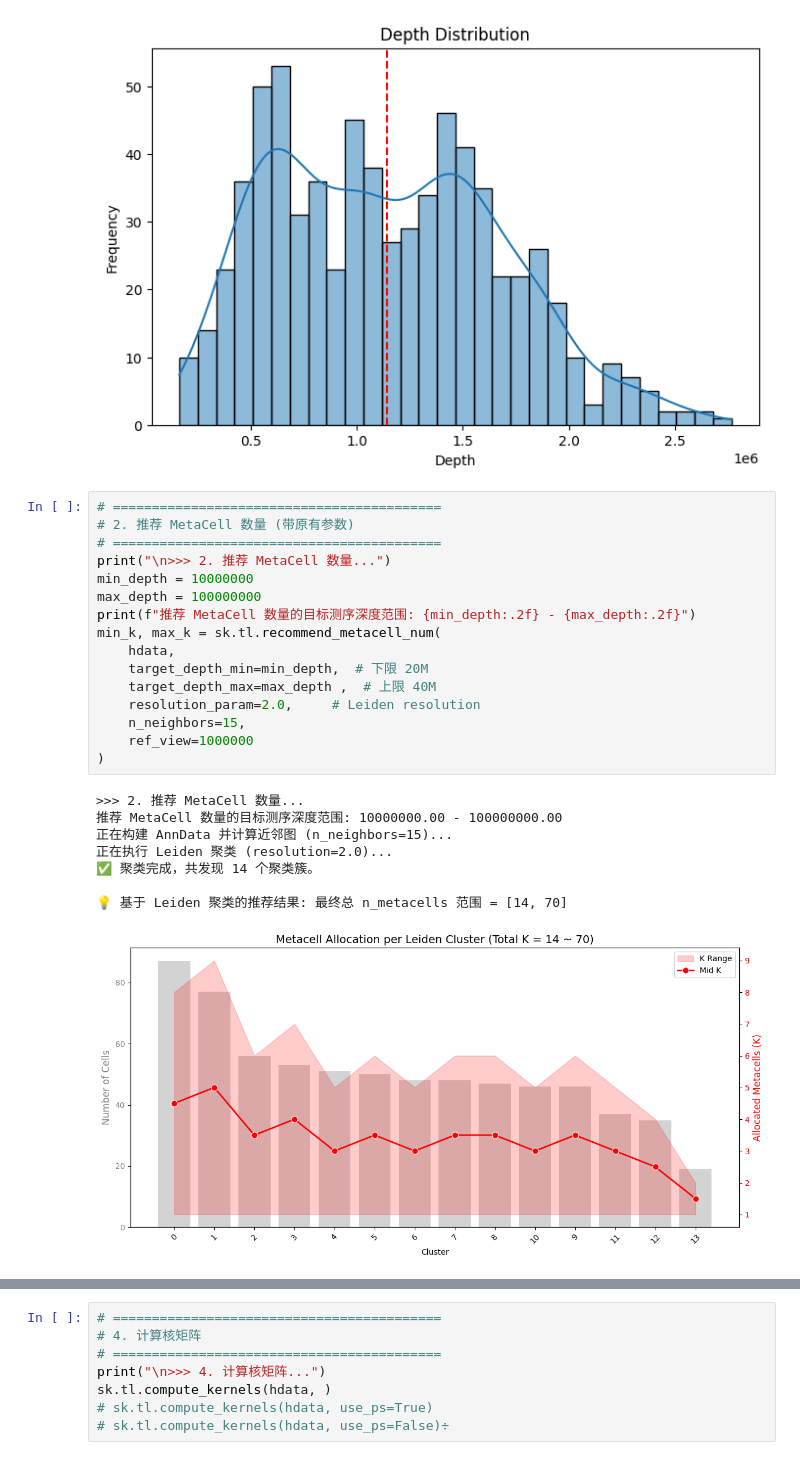
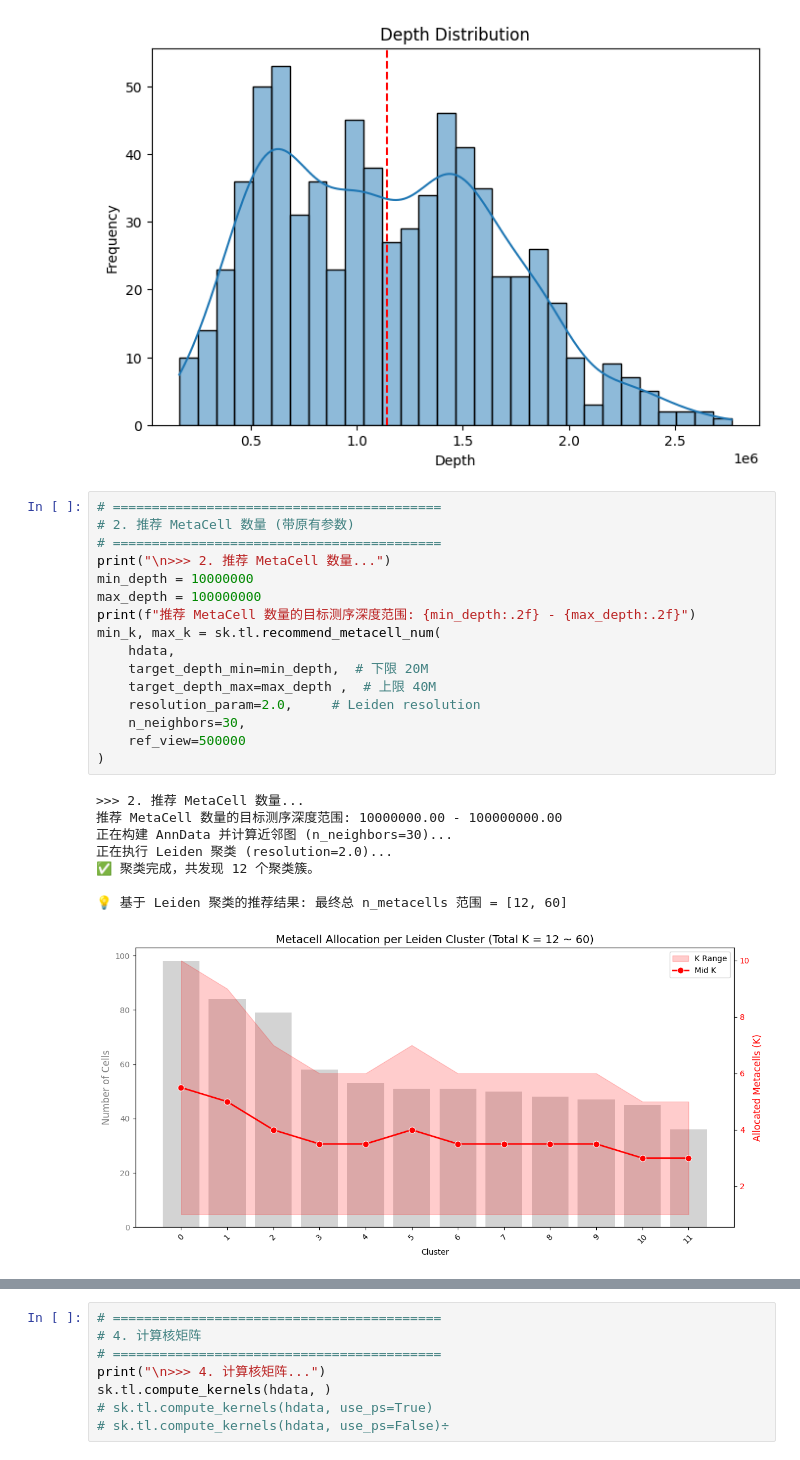
Before and after one commit to CCCKW/hstack, a Jupyter notebook: test.ipynb, the cells around one changed output, grey strips where cells are left out. Saved outputs shown, nothing was run; the diff lists cells and outputs as text.

```diff
--- a/test.ipynb
+++ b/test.ipynb
@@ -93,28 +93,28 @@ mean_depth:0.11M
 # %%
 # ==========================================
 # 2. 推荐 MetaCell 数量 (带原有参数)
 # ==========================================
 print("\n>>> 2. 推荐 MetaCell 数量...")
 min_depth = 10000000
 max_depth = 100000000
 print(f"推荐 MetaCell 数量的目标测序深度范围: {min_depth:.2f} - {max_depth:.2f}")
 min_k, max_k = sk.tl.recommend_metacell_num(
     hdata,
     target_depth_min=min_depth,  # 下限 20M
     target_depth_max=max_depth ,  # 上限 40M
     resolution_param=2.0,     # Leiden resolution
-    n_neighbors=15,
-    ref_view=1000000
+    n_neighbors=30,
+    ref_view=500000
 )
 # %% [output]
 >>> 2. 推荐 MetaCell 数量...
 推荐 MetaCell 数量的目标测序深度范围: 10000000.00 - 100000000.00
-正在构建 AnnData 并计算近邻图 (n_neighbors=15)...
+正在构建 AnnData 并计算近邻图 (n_neighbors=30)...
 正在执行 Leiden 聚类 (resolution=2.0)...
-✅ 聚类完成，共发现 14 个聚类簇。
+✅ 聚类完成，共发现 12 个聚类簇。
 
-💡 基于 Leiden 聚类的推荐结果: 最终总 n_metacells 范围 = [14, 70]
+💡 基于 Leiden 聚类的推荐结果: 最终总 n_metacells 范围 = [12, 60]
-[figure, old version]
+[figure, new version]
 # %%
 # ==========================================
 # 3. 初始化模型参数 (还原所有原有超参数)
```
Also changed, not shown: parts of 9 cells of this notebook, 2 other files.
